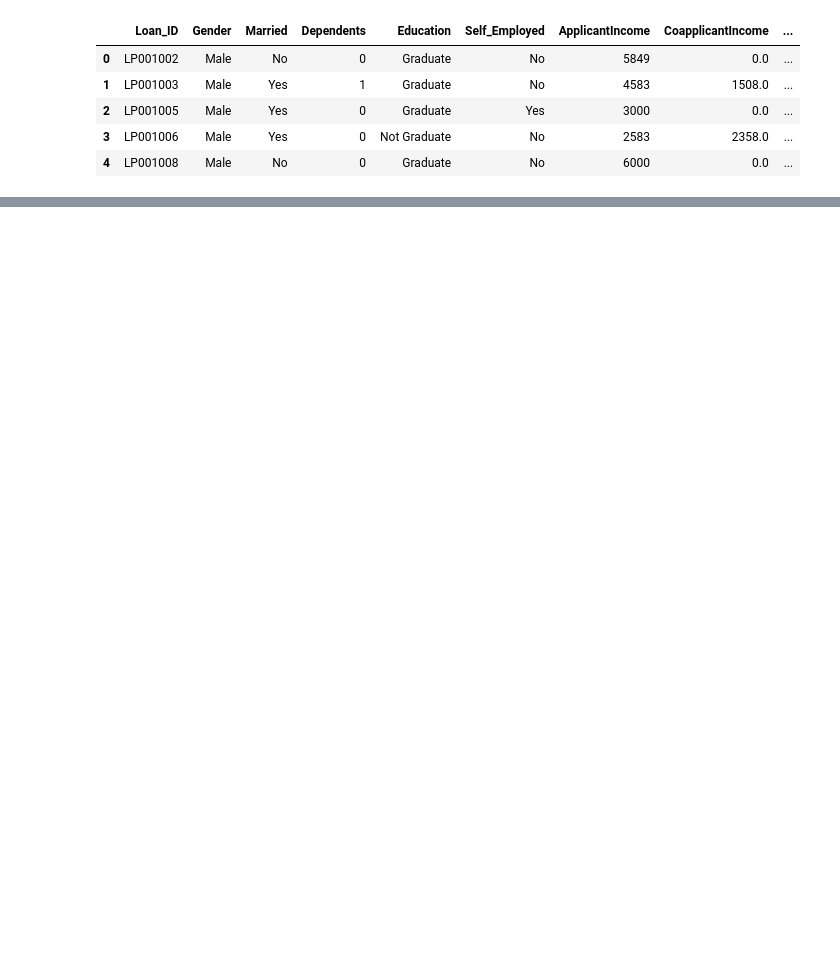
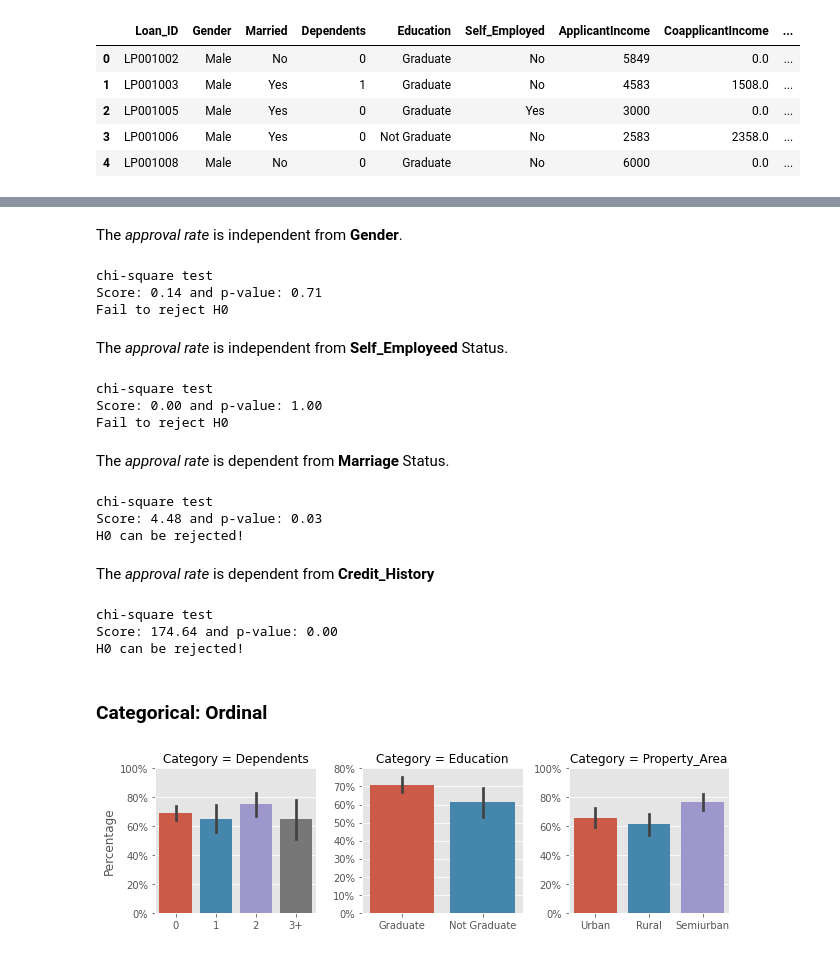
Before and after one commit to maikereis/loan, a Jupyter notebook: loan.ipynb, the cells around one changed output, grey strips where cells are left out. Cells and saved outputs as stored; diff of their text form; code cells hidden in the pictures; blank space fills up the shorter version.

```diff
--- a/loan.ipynb
+++ b/loan.ipynb
@@ -60,0 +160,54 @@ df.head()
+# %% [markdown]
+The _approval rate_ is independent from **Gender**.
+# %%
+contigency_table = pd.crosstab(df['Gender'],df['Loan_Status'])
+chi2, p, _ , _ = stats.chi2_contingency(contigency_table)
+get_test_result(name="chi-square", score=chi2, p_value=p)
+# %% [output]
+chi-square test
+Score: 0.14 and p-value: 0.71
+Fail to reject H0
+# %% [markdown]
+The _approval rate_ is independent from **Self_Employeed** Status.
+# %%
+contigency_table = pd.crosstab(df['Self_Employed'],df['Loan_Status'])
+chi2, p, _ , _ = stats.chi2_contingency(contigency_table)
+get_test_result(name="chi-square", score=chi2, p_value=p)
+# %% [output]
+chi-square test
+Score: 0.00 and p-value: 1.00
+Fail to reject H0
+# %% [markdown]
+The _approval rate_ is dependent from **Marriage** Status.
+# %%
+contigency_table = pd.crosstab(df['Married'],df['Loan_Status'])
+chi2, p, _ , _ = stats.chi2_contingency(contigency_table)
+get_test_result(name="chi-square", score=chi2, p_value=p)
+# %% [output]
+chi-square test
+Score: 4.48 and p-value: 0.03
+H0 can be rejected!
+# %% [markdown]
+The _approval rate_ is dependent from **Credit_History**
+# %%
+contigency_table = pd.crosstab(df['Credit_History'],df['Loan_Status'])
+chi2, p, _ , _ = stats.chi2_contingency(contigency_table)
+get_test_result(name="chi-square test", score=chi2, p_value=p)
+# %% [output]
+chi-square test
+Score: 174.64 and p-value: 0.00
+H0 can be rejected!
+# %% [markdown]
+### Categorical: Ordinal
+# %%
+ordinal_cat = df[['Dependents','Education', 'Property_Area','Loan_Status']]
+melted_cat_vars = pd.melt(ordinal_cat, id_vars=["Loan_Status"],var_name='Category')
+
+g = sns.FacetGrid(
+        melted_cat_vars, col="Category", sharex=False, sharey=False,
+    )
+g.map(custom_barplot, "value", "Loan_Status")
+g.set_axis_labels(y_var="Percentage",x_var=" ")
+plt.tight_layout()
+# %% [output]
+[figure, added]
```
Also changed, not shown: parts of 16 cells of this notebook, 1 other file.
